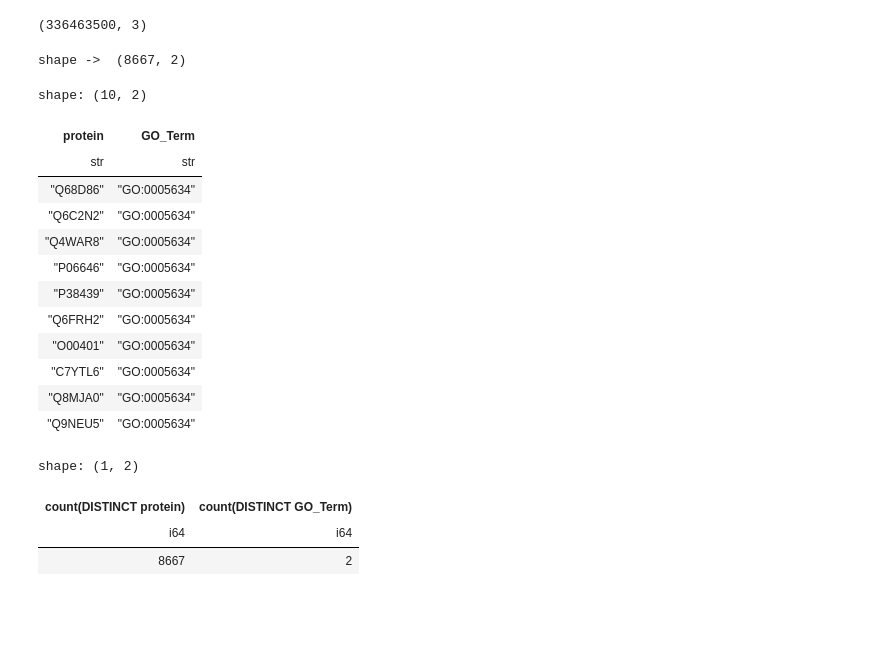
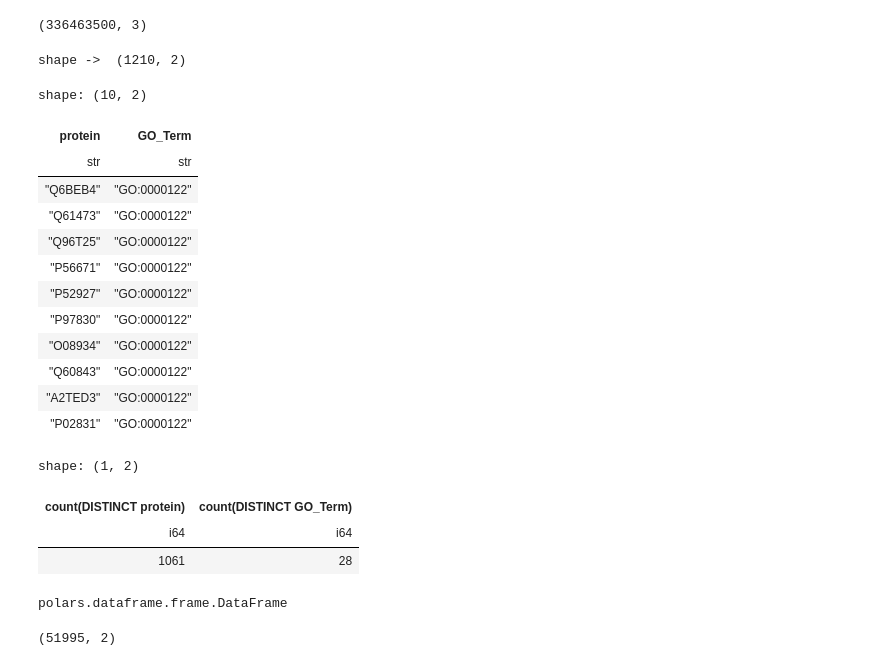
Before and after one commit to sumaniitm/cafa-6-protein-function-prediction-kaggle, a Jupyter notebook: cafa6-baseline-and-feature-engineering.ipynb, the cells around one changed output. Cells and saved outputs as stored; diff of their text form; code cells hidden in the pictures; blank space fills up the shorter version.

```diff
--- a/cafa6-baseline-and-feature-engineering.ipynb
+++ b/cafa6-baseline-and-feature-engineering.ipynb
@@ -599,8 +599,8 @@ df_test_features.columns
 submission_embeds = pl.Series(df_test_features.select(pl.col('embedding_arrays'))).to_list()
 # %%
 pos_dict = {}
-for i in range(len(label_cols_cc)):
-    pos_dict[i] = label_cols_cc[i]
+for i in range(len(label_cols_bp)):
+    pos_dict[i] = label_cols_bp[i]
 
 print(pos_dict[0])
 # %% [output]
@@ -677,5 +677,6 @@ I0000 00:00:1764430070.734564    1404 tpu_compilation_cache_interface.cc:541] Af
 # %%
 all_predictions[0]
 # %%
-semi_final_df_cc = pl.DataFrame(all_predictions)
+#semi_final_df_cc = pl.DataFrame(all_predictions)
+semi_final_df_bp = pl.DataFrame(all_predictions)
 # %%
@@ -697,5 +696,5 @@ type(semi_final_df_cc)
 # %%
-df_long = semi_final_df_cc.melt(
+df_long = semi_final_df_bp.melt(
     id_vars=["protein"],
     variable_name="GO_Term",
     value_name="Probability"
@@ -710,30 +709,30 @@ df_long.shape
 # %% [output]
 (336463500, 3)
 # %%
-threshold = 0.35000
-submission_df_cc = df_long.filter(pl.col("Probability") > threshold).select(['protein','GO_Term'])
-print("shape -> ",submission_df_cc.shape)
-submission_df_cc.head(10)
+threshold = 0.50000
+submission_df_bp = df_long.filter(pl.col("Probability") > threshold).select(['protein','GO_Term'])
+print("shape -> ",submission_df_bp.shape)
+submission_df_bp.head(10)
 # %% [output]
-shape ->  (8667, 2)
+shape ->  (1210, 2)
 shape: (10, 2)
 | protein | GO_Term |
 | str | str |
-| "Q68D86" | "GO:0005634" |
-| "Q6C2N2" | "GO:0005634" |
-| "Q4WAR8" | "GO:0005634" |
-| "P06646" | "GO:0005634" |
-| "P38439" | "GO:0005634" |
-| "Q6FRH2" | "GO:0005634" |
-| "O00401" | "GO:0005634" |
-| "C7YTL6" | "GO:0005634" |
-| "Q8MJA0" | "GO:0005634" |
-| "Q9NEU5" | "GO:0005634" |
+| "Q6BEB4" | "GO:0000122" |
+| "Q61473" | "GO:0000122" |
+| "Q96T25" | "GO:0000122" |
+| "P56671" | "GO:0000122" |
+| "P52927" | "GO:0000122" |
+| "P97830" | "GO:0000122" |
+| "O08934" | "GO:0000122" |
+| "Q60843" | "GO:0000122" |
+| "A2TED3" | "GO:0000122" |
+| "P02831" | "GO:0000122" |
 # %%
-dd.sql("select count(distinct(protein)), count(distinct(GO_Term)) from submission_df_cc").pl()
+dd.sql("select count(distinct(protein)), count(distinct(GO_Term)) from submission_df_bp").pl()
 # %% [output]
 shape: (1, 2)
 | count(DISTINCT protein) | count(DISTINCT GO_Term) |
 | i64 | i64 |
-| 8667 | 2 |
+| 1061 | 28 |
 # %%
@@ -740,0 +740,9 @@ submission_df_cc.write_csv("submission_df_cc.tsv", separator="\t", include_heade
+# %%
+type(submission_df_mf)
+# %% [output]
+polars.dataframe.frame.DataFrame
+# %%
+submission_df = pl.concat([submission_df_mf, submission_df_cc, submission_df_bp])
+submission_df.shape
+# %% [output]
+(51995, 2)
```
Also changed, not shown: parts of 14 cells of this notebook.
